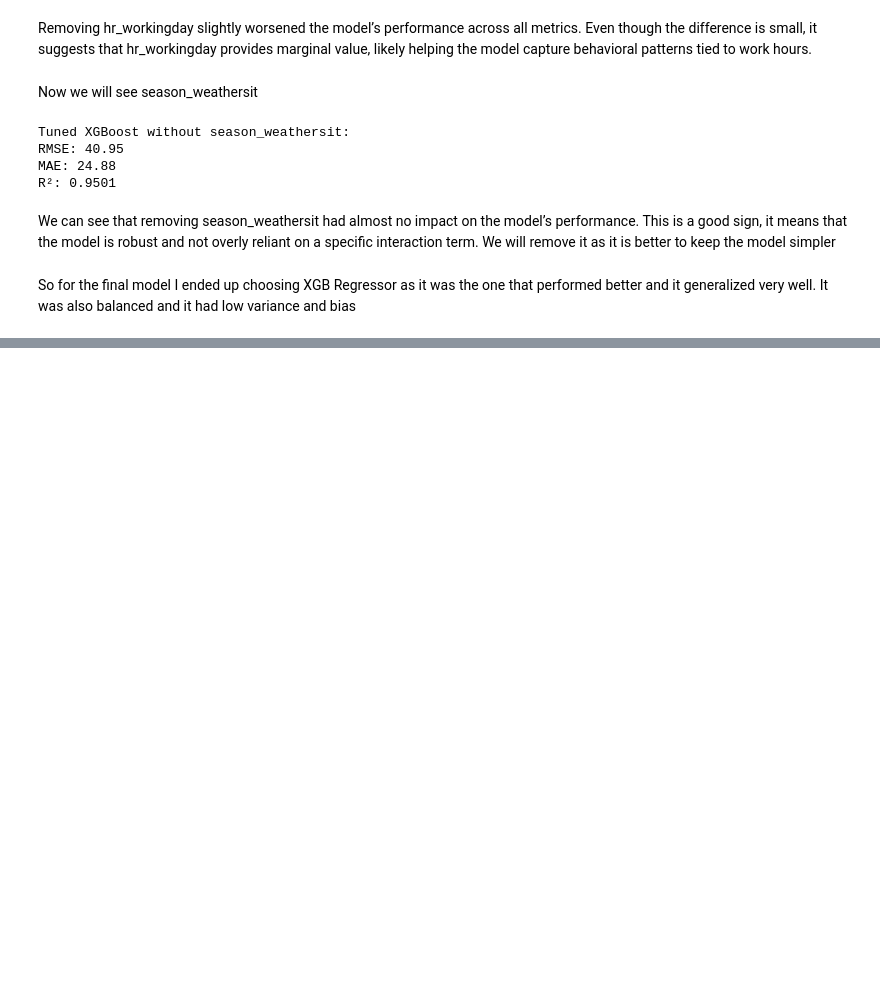
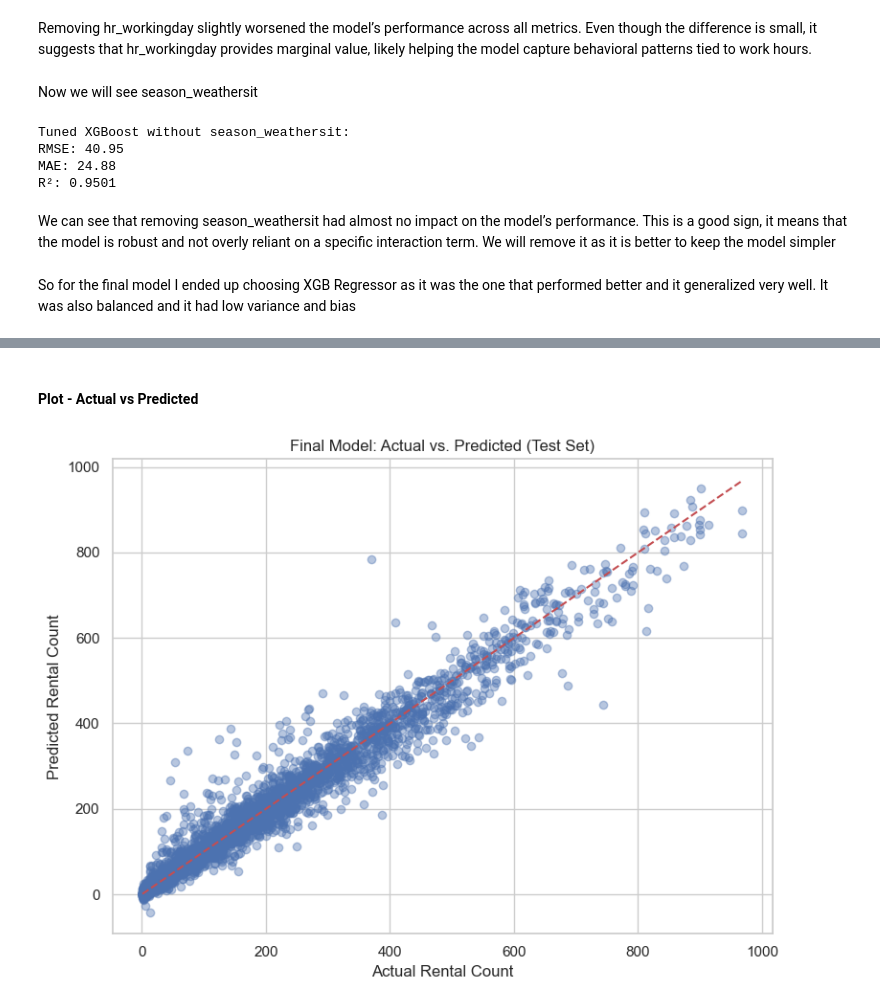
Before and after one commit to sofiagzzloz/ML-fundamentals-2025, a Jupyter notebook: assignmentII/assignment_2_sofia_gonzalez.ipynb, the cells around one changed output, grey strips where cells are left out. Cells and saved outputs as stored; diff of their text form; code cells hidden in the pictures; blank space fills up the shorter version.

```diff
--- a/assignmentII/assignment_2_sofia_gonzalez.ipynb
+++ b/assignmentII/assignment_2_sofia_gonzalez.ipynb
@@ -1133,0 +1136,19 @@ So for the final model I ended up choosing XGB Regressor as it was the one that
+# %%
+# Combine training and validation sets
+X_final_train = pd.concat([X_train.drop(columns=['temp_hum', 'season_weathersit'], errors='ignore'),
+                           X_val.drop(columns=['temp_hum', 'season_weathersit'], errors='ignore')])
+y_final_train = pd.concat([y_train, y_val])
+
+# Prepare the test set
+X_final_test = X_test.drop(columns=['temp_hum', 'season_weathersit'], errors='ignore')
+# %%
+# Use the same best hyperparameters you found earlier
+final_xgb_model = XGBRegressor(
+    learning_rate=0.0562,
+    max_depth=8,
+    n_estimators=300,
+    subsample=0.5,
+    random_state=42
+)
+
+final_xgb_model.fit(X_final_train, y_final_train)
@@ -1133,0 +1200,20 @@ So for the final model I ended up choosing XGB Regressor as it was the one that
+# %% [markdown]
+#### Plot - Actual vs Predicted
+# %%
+# Make sure your final model is trained and you’ve already done:
+y_test_pred = final_xgb_model.predict(X_final_test)
+
+# Residuals
+residuals_test = y_test - y_test_pred
+# %%
+plt.figure(figsize=(8, 6))
+plt.scatter(y_test, y_test_pred, alpha=0.4)
+plt.plot([y_test.min(), y_test.max()], [y_test.min(), y_test.max()], 'r--')
+plt.title("Final Model: Actual vs. Predicted (Test Set)")
+plt.xlabel("Actual Rental Count")
+plt.ylabel("Predicted Rental Count")
+plt.grid(True)
+plt.tight_layout()
+plt.show()
+# %% [output]
+[figure, added]
```
Also changed, not shown: parts of 14 cells of this notebook.
